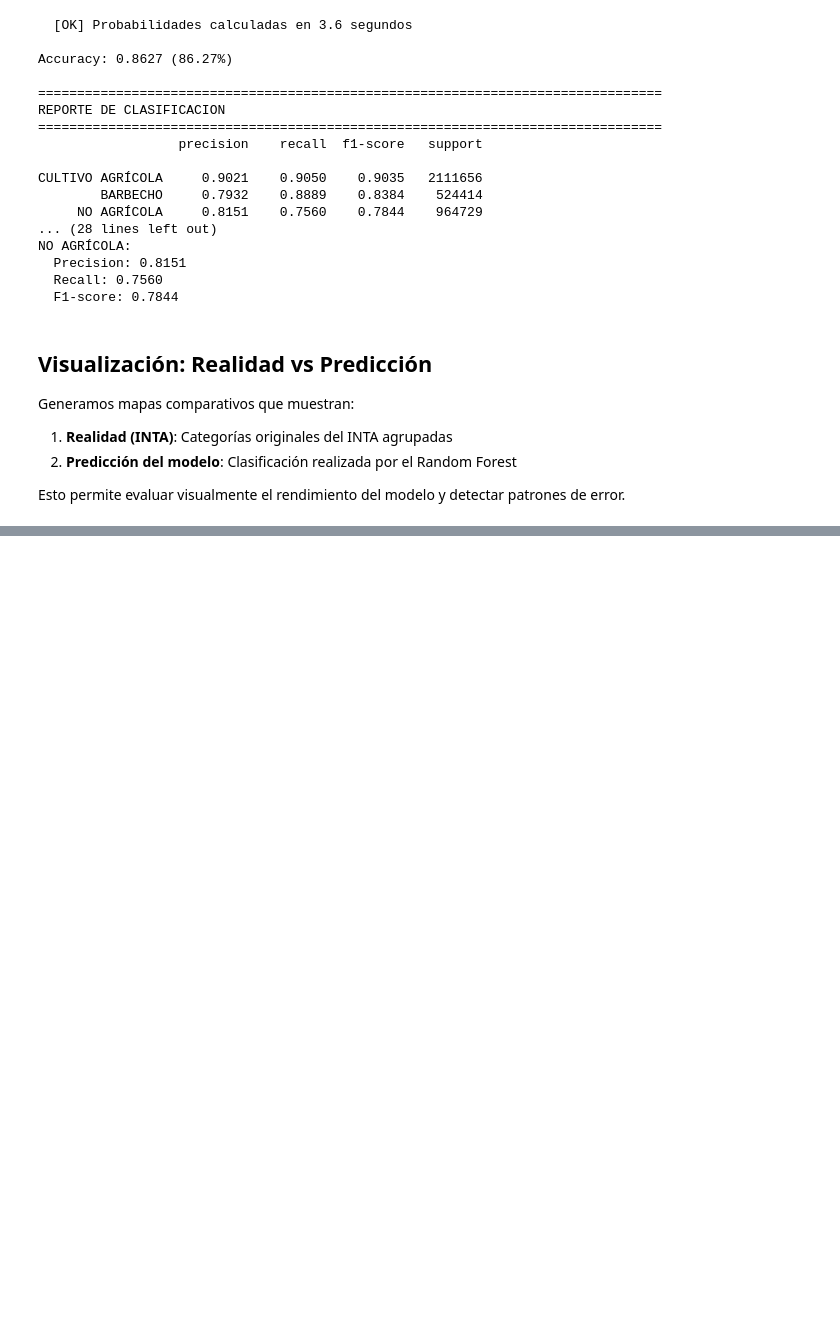
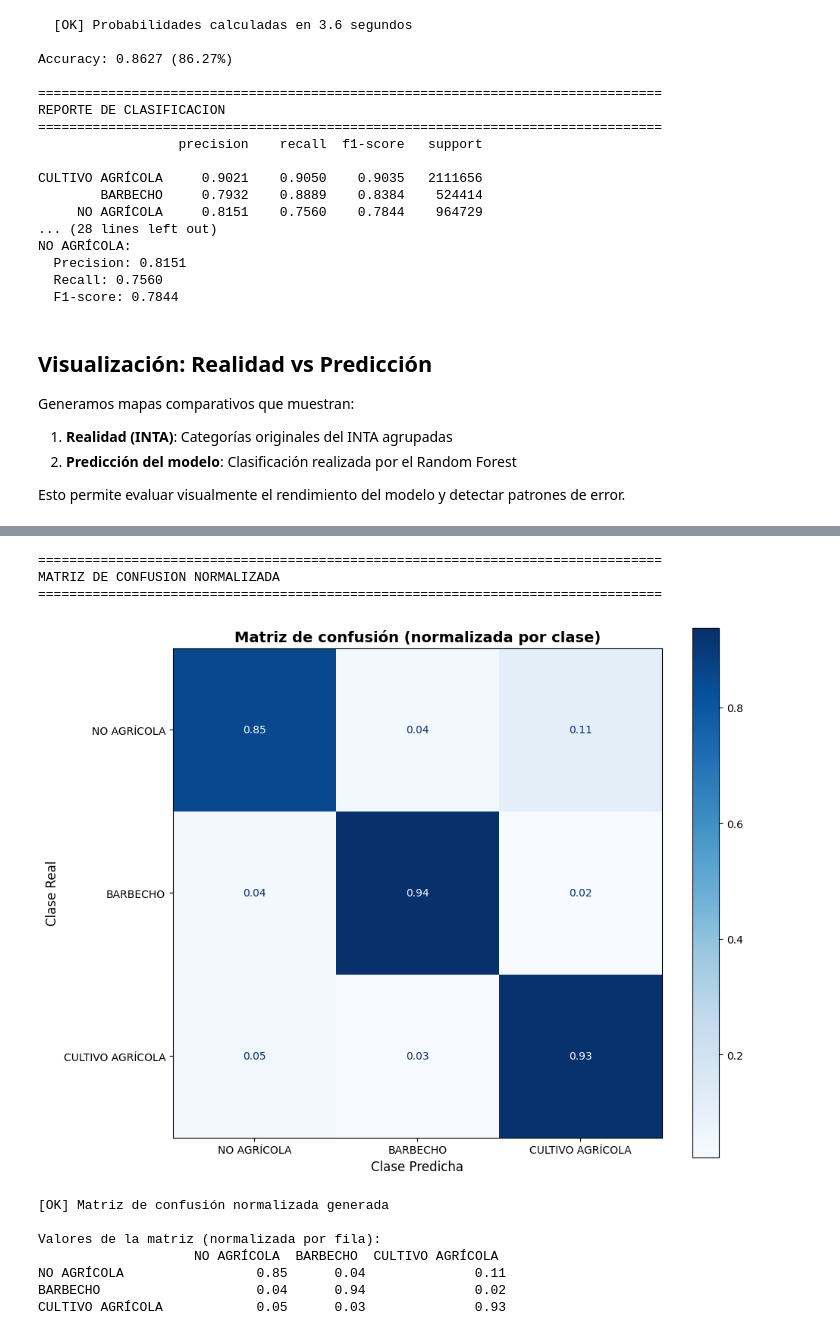
Before and after one commit to leancitop/ade_modelo_agricola, a Jupyter notebook: scripts/10_RF_per_pixel.ipynb, the cells around one changed output, grey strips where cells are left out. Cells and saved outputs as stored; diff of their text form; code cells hidden in the pictures; blank space fills up the shorter version.

```diff
--- a/scripts/10_RF_per_pixel.ipynb
+++ b/scripts/10_RF_per_pixel.ipynb
@@ -760,0 +864,72 @@ Guardando mapa de predicción en: ..\data\proc\11_prediccion_rf_verano.tif
+# %%
+# ============================================================================
+# MATRIZ DE CONFUSION NORMALIZADA
+# ============================================================================
+
+print("=" * 80)
+print("MATRIZ DE CONFUSION NORMALIZADA")
+print("=" * 80)
+
+# Preparar vectores 1D: usar todos los datos válidos (train + test)
+y_true = y_clean.copy()
+y_pred = y_pred_all.copy()
+
+# Verificar que existan los mapas 2D, si no crearlos
+if 'mapa_realidad' not in locals() or 'mapa_prediccion' not in locals():
+    # Crear mapas 2D a partir de los vectores
+    y_true_map = np.full((height, width), -1, dtype=np.int32)
+    y_pred_map = np.full((height, width), -1, dtype=np.int32)
+
+    # Llenar con valores
+    y_true_map.flat[indices_clean] = y_true
+    y_pred_map.flat[indices_clean] = y_pred
+else:
+    # Usar los mapas existentes
+    y_true_map = mapa_realidad.copy()
+    y_pred_map = mapa_prediccion.copy()
+
+# Calcular matriz de confusión
+cm = confusion_matrix(y_true, y_pred)
+
+# Normalizar por fila (recall por clase)
+cm_normalized = cm.astype('float') / cm.sum(axis=1)[:, np.newaxis]
+
+# Nombres de clases según el mapeo del código:
+# 0 = CULTIVO AGRÍCOLA, 1 = BARBECHO, 2 = NO AGRÍCOLA
+# Pero el usuario quiere visualizar en orden: NO AGRÍCOLA, BARBECHO, CULTIVO AGRÍCOLA
+# Reordenar matriz: índices [2, 1, 0] corresponden a [NO AGRÍCOLA, BARBECHO, CULTIVO AGRÍCOLA]
+indices_reordenados = [2, 1, 0]
+cm_normalized_reordenada = cm_normalized[np.ix_(indices_reordenados, indices_reordenados)]
+nombres_clases = ["NO AGRÍCOLA", "BARBECHO", "CULTIVO AGRÍCOLA"]
+
+# Crear visualización
+fig, ax = plt.subplots(1, 1, figsize=(10, 8))
+
+# Usar ConfusionMatrixDisplay para mejor visualización
+disp = ConfusionMatrixDisplay(confusion_matrix=cm_normalized_reordenada, display_labels=nombres_clases)
+disp.plot(ax=ax, values_format='.2f', cmap='Blues')
+
+ax.set_title('Matriz de confusión (normalizada por clase)', fontsize=14, fontweight='bold')
+ax.set_xlabel('Clase Predicha', fontsize=12)
+ax.set_ylabel('Clase Real', fontsize=12)
+
+plt.tight_layout()
+plt.show()
+
+print("\n[OK] Matriz de confusión normalizada generada")
+print(f"\nValores de la matriz (normalizada por fila):")
+print("                    NO AGRÍCOLA  BARBECHO  CULTIVO AGRÍCOLA")
+for i, nombre in enumerate(nombres_clases):
+    print(f"{nombre:20s} {cm_normalized_reordenada[i, 0]:11.2f} {cm_normalized_reordenada[i, 1]:9.2f} {cm_normalized_reordenada[i, 2]:17.2f}")
+# %% [output]
+================================================================================
+MATRIZ DE CONFUSION NORMALIZADA
+================================================================================
+[figure, added]
+[OK] Matriz de confusión normalizada generada
+
+Valores de la matriz (normalizada por fila):
+                    NO AGRÍCOLA  BARBECHO  CULTIVO AGRÍCOLA
+NO AGRÍCOLA                 0.85      0.04              0.11
+BARBECHO                    0.04      0.94              0.02
+CULTIVO AGRÍCOLA            0.05      0.03              0.93
```
Also changed, not shown: parts of 7 cells of this notebook, 22 other files.
